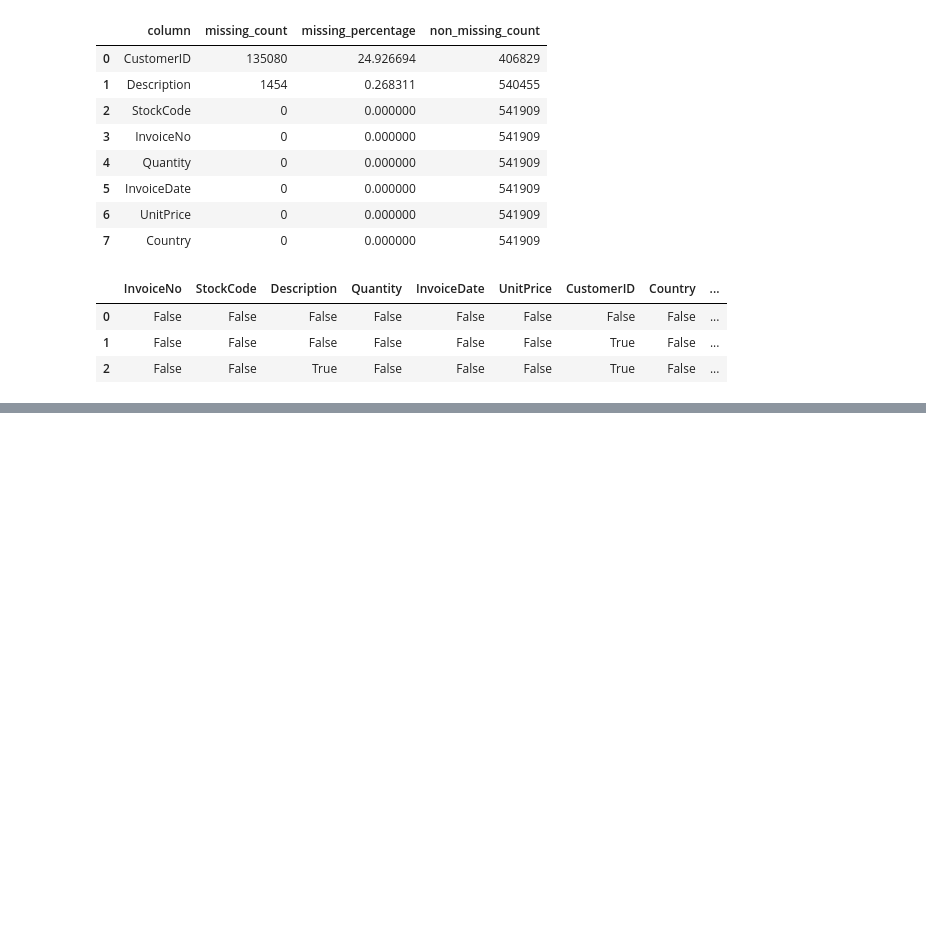
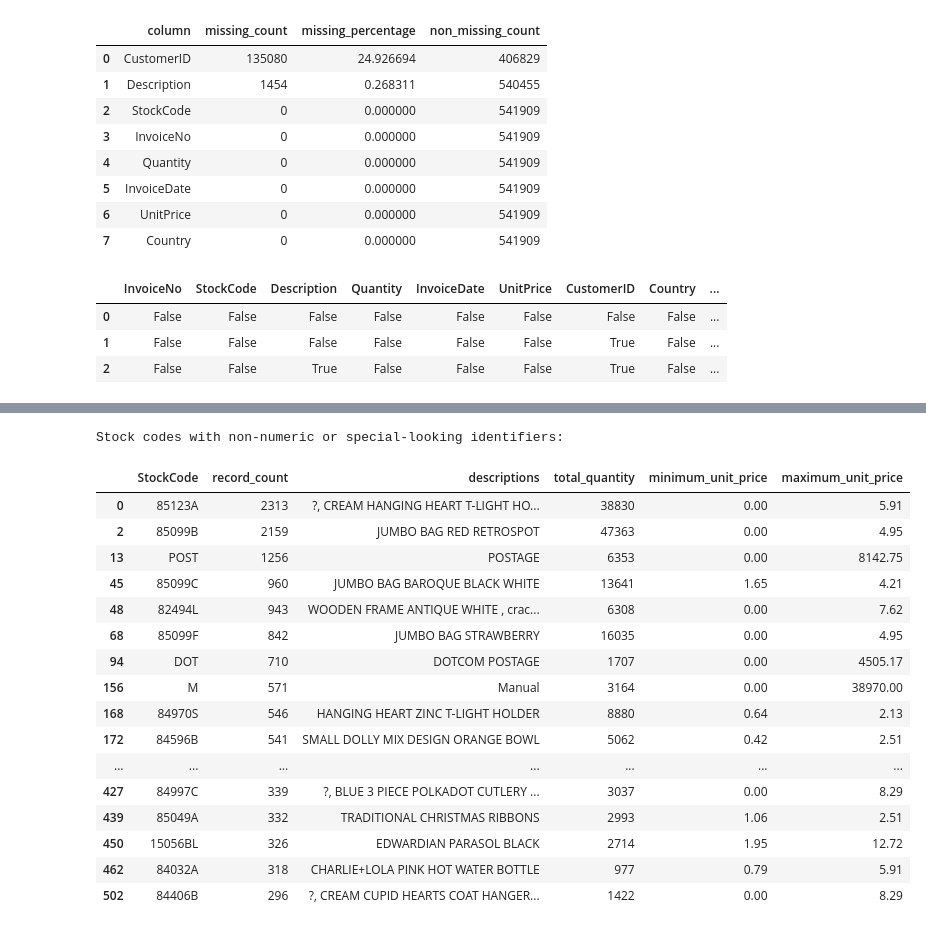
Before and after one commit to RaselParvejHrid/EDA, a Jupyter notebook: Part IX - Capstone/notebooks/End_to_End_EDA.ipynb, the cells around one changed output, grey strips where cells are left out. Drawn from its saved outputs; the diff is of its cells as text; code cells hidden in the pictures; blank space fills up the shorter version.

```diff
--- a/Part IX - Capstone/notebooks/End_to_End_EDA.ipynb
+++ b/Part IX - Capstone/notebooks/End_to_End_EDA.ipynb
@@ -526,0 +842,43 @@ display(missing_patterns)
+# %%
+special_stock_codes = (
+    df.groupby("StockCode")
+    .agg(
+        record_count=("StockCode", "size"),
+        descriptions=("Description", lambda s: ", ".join(
+            sorted(s.dropna().astype(str).unique())[:5]
+        )),
+        total_quantity=("Quantity", "sum"),
+        minimum_unit_price=("UnitPrice", "min"),
+        maximum_unit_price=("UnitPrice", "max"),
+    )
+    .sort_values("record_count", ascending=False)
+    .reset_index()
+)
+
+print("Stock codes with non-numeric or special-looking identifiers:")
+display(
+    special_stock_codes.loc[
+        special_stock_codes["StockCode"].str.contains(
+            r"[A-Za-z]", regex=True, na=False
+        )
+    ].sort_values("record_count", ascending=False).head(30)
+)
+# %% [output]
+Stock codes with non-numeric or special-looking identifiers:
+|  | StockCode | record_count | descriptions | total_quantity | minimum_unit_price | maximum_unit_price |
+| 0 | 85123A | 2313 | ?, CREAM HANGING HEART T-LIGHT HO... | 38830 | 0.00 | 5.91 |
+| 2 | 85099B | 2159 | JUMBO BAG RED RETROSPOT | 47363 | 0.00 | 4.95 |
+| 13 | POST | 1256 | POSTAGE | 6353 | 0.00 | 8142.75 |
+| 45 | 85099C | 960 | JUMBO BAG BAROQUE BLACK WHITE | 13641 | 1.65 | 4.21 |
+| 48 | 82494L | 943 | WOODEN FRAME ANTIQUE WHITE , crac... | 6308 | 0.00 | 7.62 |
+| 68 | 85099F | 842 | JUMBO BAG STRAWBERRY | 16035 | 0.00 | 4.95 |
+| 94 | DOT | 710 | DOTCOM POSTAGE | 1707 | 0.00 | 4505.17 |
+| 156 | M | 571 | Manual | 3164 | 0.00 | 38970.00 |
+| 168 | 84970S | 546 | HANGING HEART ZINC T-LIGHT HOLDER | 8880 | 0.64 | 2.13 |
+| 172 | 84596B | 541 | SMALL DOLLY MIX DESIGN ORANGE BOWL | 5062 | 0.42 | 2.51 |
+| ... | ... | ... | ... | ... | ... | ... |
+| 427 | 84997C | 339 | ?, BLUE 3 PIECE POLKADOT CUTLERY ... | 3037 | 0.00 | 8.29 |
+| 439 | 85049A | 332 | TRADITIONAL CHRISTMAS RIBBONS | 2993 | 1.06 | 2.51 |
+| 450 | 15056BL | 326 | EDWARDIAN PARASOL BLACK | 2714 | 1.95 | 12.72 |
+| 462 | 84032A | 318 | CHARLIE+LOLA PINK HOT WATER BOTTLE | 977 | 0.79 | 5.91 |
+| 502 | 84406B | 296 | ?, CREAM CUPID HEARTS COAT HANGER... | 1422 | 0.00 | 8.29 |
```
Also changed, not shown: parts of 16 cells of this notebook, 1 other file.
